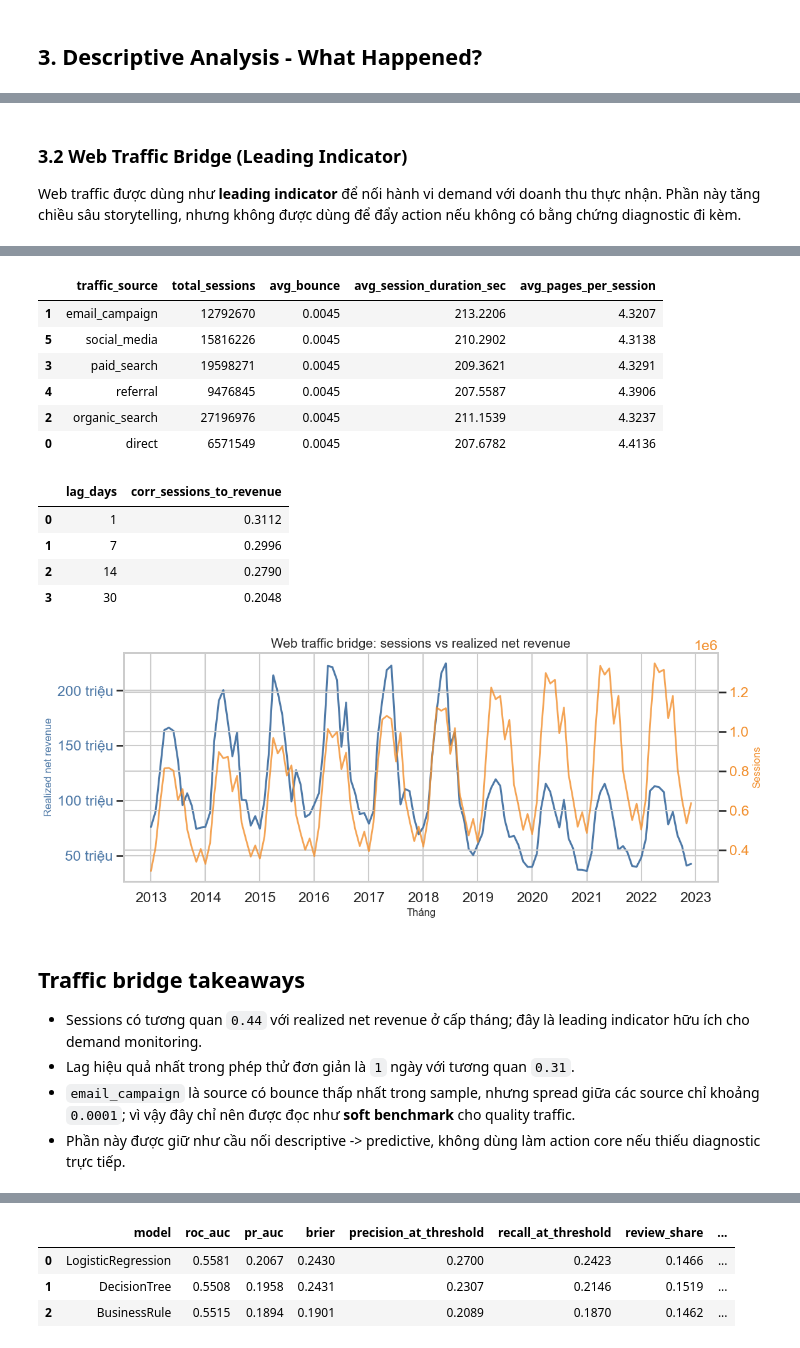
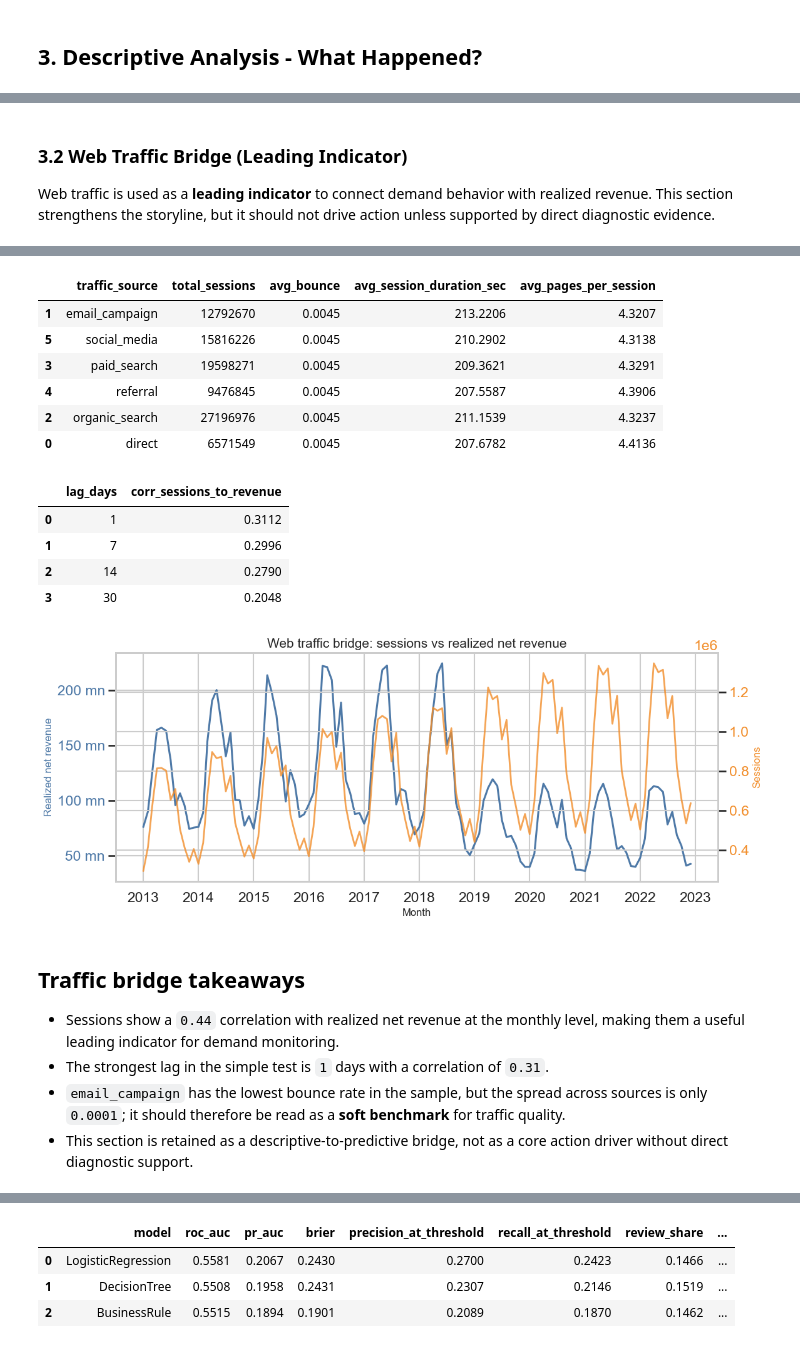
Before and after one commit to thtcsec/Datathon2026-TheGridbreakers-GenCore, a Jupyter notebook: notebooks/02_EDA_Prescriptive_Analysis.ipynb, the cells around one changed output, grey strips where cells are left out. Cells and saved outputs as stored; diff of their text form; code cells hidden in the pictures.

```diff
--- a/notebooks/02_EDA_Prescriptive_Analysis.ipynb
+++ b/notebooks/02_EDA_Prescriptive_Analysis.ipynb
@@ -434,7 +434,7 @@ display(Markdown(descriptive_md))
 # %% [markdown]
 ### 3.2 Web Traffic Bridge (Leading Indicator)
 
-Web traffic được dùng như **leading indicator** để nối hành vi demand với doanh thu thực nhận. Phần này tăng chiều sâu storytelling, nhưng không được dùng để đẩy action nếu không có bằng chứng diagnostic đi kèm.
+Web traffic is used as a **leading indicator** to connect demand behavior with realized revenue. This section strengthens the storyline, but it should not drive action unless supported by direct diagnostic evidence.
 # %%
 traffic = raw["web_traffic"].copy()
 traffic["date"] = pd.to_datetime(traffic["date"])
@@ -504,7 +504,7 @@ ax1.plot(
     label="Realized net revenue",
 )
 ax1.set_ylabel("Realized net revenue", color="#4E79A7")
-ax1.yaxis.set_major_formatter(FuncFormatter(lambda y, _pos: f"{y/1e6:.0f} triệu"))
+ax1.yaxis.set_major_formatter(FuncFormatter(lambda y, _pos: f"{y/1e6:.0f} mn"))
 ax1.tick_params(axis="y", labelcolor="#4E79A7")
 
 ax2 = ax1.twinx()
@@ -519,50 +519,50 @@ ax2.plot(
 ax2.set_ylabel("Sessions", color="#F28E2B")
 ax2.tick_params(axis="y", labelcolor="#F28E2B")
 ax1.set_title("Web traffic bridge: sessions vs realized net revenue")
-ax1.set_xlabel("Tháng")
+ax1.set_xlabel("Month")
 plt.tight_layout()
 plt.show()
 
 best_lag = lag_corr_df.iloc[0]
 best_source = source_perf.iloc[0]
 bounce_spread = float(source_perf["avg_bounce"].max() - source_perf["avg_bounce"].min())
 sessions_corr = corr_table.loc["realized_net_revenue", "sessions"]
 display(
     Markdown(
         "## Traffic bridge takeaways\n"
-        f"- Sessions có tương quan `{sessions_corr:.2f}` với realized net revenue ở cấp tháng; đây là leading indicator hữu ích cho demand monitoring.\n"
-        f"- Lag hiệu quả nhất trong phép thử đơn giản là `{int(best_lag['lag_days'])}` ngày với tương quan `{best_lag['corr_sessions_to_revenue']:.2f}`.\n"
-        f"- `{best_source['traffic_source']}` là source có bounce thấp nhất trong sample, nhưng spread giữa các source chỉ khoảng `{bounce_spread:.4f}`; vì vậy đây chỉ nên được đọc như **soft benchmark** cho quality traffic.\n"
-        "- Phần này được giữ như cầu nối descriptive -> predictive, không dùng làm action core nếu thiếu diagnostic trực tiếp."
+        f"- Sessions show a `{sessions_corr:.2f}` correlation with realized net revenue at the monthly level, making them a useful leading indicator for demand monitoring.\n"
+        f"- The strongest lag in the simple test is `{int(best_lag['lag_days'])}` days with a correlation of `{best_lag['corr_sessions_to_revenue']:.2f}`.\n"
+        f"- `{best_source['traffic_source']}` has the lowest bounce rate in the sample, but the spread across sources is only `{bounce_spread:.4f}`; it should therefore be read as a **soft benchmark** for traffic quality.\n"
+        "- This section is retained as a descriptive-to-predictive bridge, not as a core action driver without direct diagnostic support."
     )
 )
 # %% [output]
 |  | gmv | realized_net_revenue | sessions | unique_visitors | avg_bounce | avg_session_duration_sec | ... |
 | gmv | 1.0000 | 0.9952 | 0.4474 | 0.4470 | -0.1050 | -0.1533 | ... |
 | realized_net_revenue | 0.9952 | 1.0000 | 0.4445 | 0.4444 | -0.1029 | -0.1489 | ... |
 | sessions | 0.4474 | 0.4445 | 1.0000 | 0.9998 | -0.0350 | -0.1252 | ... |
 | unique_visitors | 0.4470 | 0.4444 | 0.9998 | 1.0000 | -0.0364 | -0.1297 | ... |
 | avg_bounce | -0.1050 | -0.1029 | -0.0350 | -0.0364 | 1.0000 | -0.0575 | ... |
 | avg_session_duration_sec | -0.1533 | -0.1489 | -0.1252 | -0.1297 | -0.0575 | 1.0000 | ... |
 | avg_pages_per_session | 0.0274 | 0.0237 | 0.0624 | 0.0642 | -0.1074 | 0.0002 | ... |
 |  | traffic_source | total_sessions | avg_bounce | avg_session_duration_sec | avg_pages_per_session |
 | 1 | email_campaign | 12792670 | 0.0045 | 213.2206 | 4.3207 |
 | 5 | social_media | 15816226 | 0.0045 | 210.2902 | 4.3138 |
 | 3 | paid_search | 19598271 | 0.0045 | 209.3621 | 4.3291 |
 | 4 | referral | 9476845 | 0.0045 | 207.5587 | 4.3906 |
 | 2 | organic_search | 27196976 | 0.0045 | 211.1539 | 4.3237 |
 | 0 | direct | 6571549 | 0.0045 | 207.6782 | 4.4136 |
 |  | lag_days | corr_sessions_to_revenue |
 | 0 | 1 | 0.3112 |
 | 1 | 7 | 0.2996 |
 | 2 | 14 | 0.2790 |
 | 3 | 30 | 0.2048 |
-[figure, old version]
+[figure, new version]
 ## Traffic bridge takeaways
-- Sessions có tương quan `0.44` với realized net revenue ở cấp tháng; đây là leading indicator hữu ích cho demand monitoring.
-- Lag hiệu quả nhất trong phép thử đơn giản là `1` ngày với tương quan `0.31`.
-- `email_campaign` là source có bounce thấp nhất trong sample, nhưng spread giữa các source chỉ khoảng `0.0001`; vì vậy đây chỉ nên được đọc như **soft benchmark** cho quality traffic.
-- Phần này được giữ như cầu nối descriptive -> predictive, không dùng làm action core nếu thiếu diagnostic trực tiếp.
+- Sessions show a `0.44` correlation with realized net revenue at the monthly level, making them a useful leading indicator for demand monitoring.
+- The strongest lag in the simple test is `1` days with a correlation of `0.31`.
+- `email_campaign` has the lowest bounce rate in the sample, but the spread across sources is only `0.0001`; it should therefore be read as a **soft benchmark** for traffic quality.
+- This section is retained as a descriptive-to-predictive bridge, not as a core action driver without direct diagnostic support.
 # %% [markdown]
 ## 4. Diagnostic Analysis - Why Did It Happen?
 
```
Also changed, not shown: parts of 23 cells of this notebook, 1 other file.
